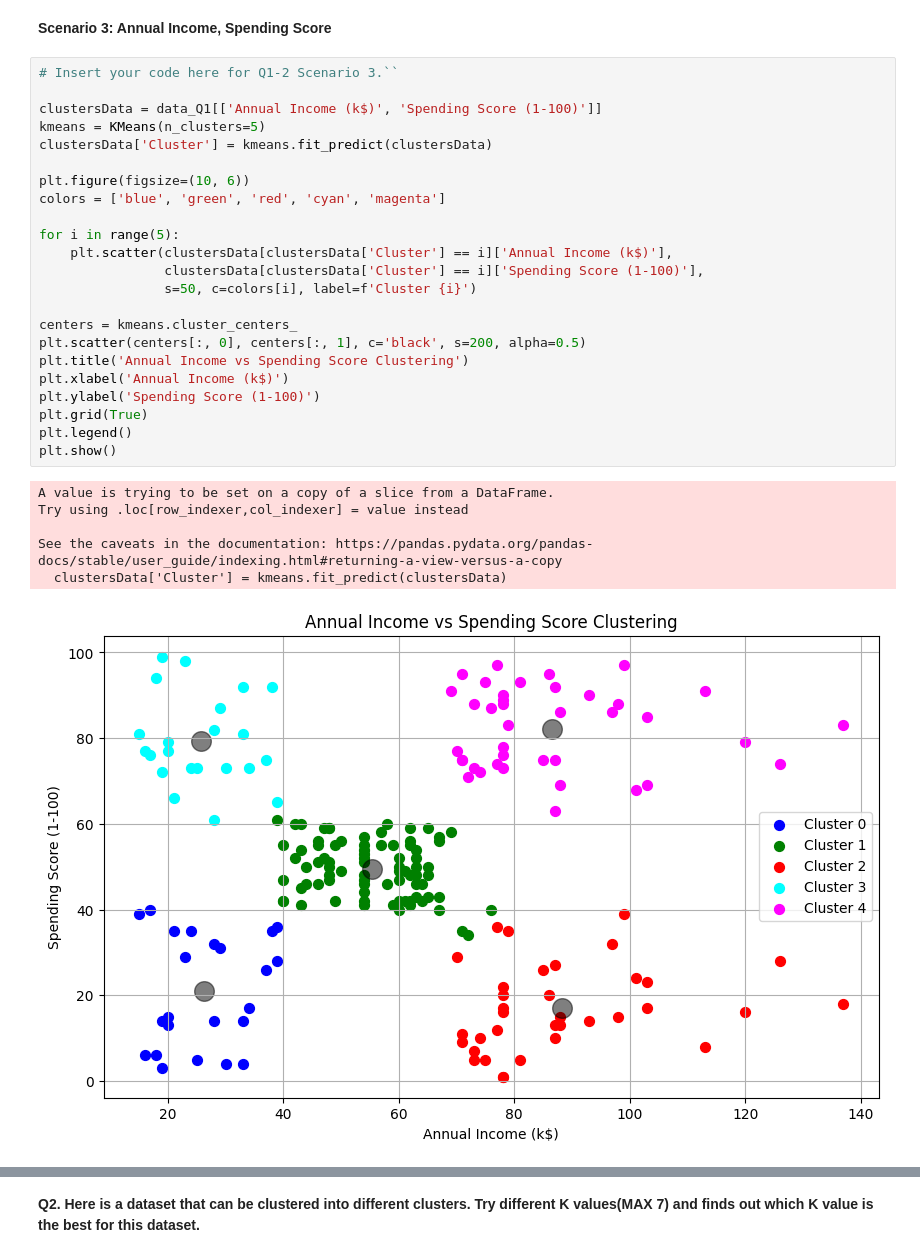
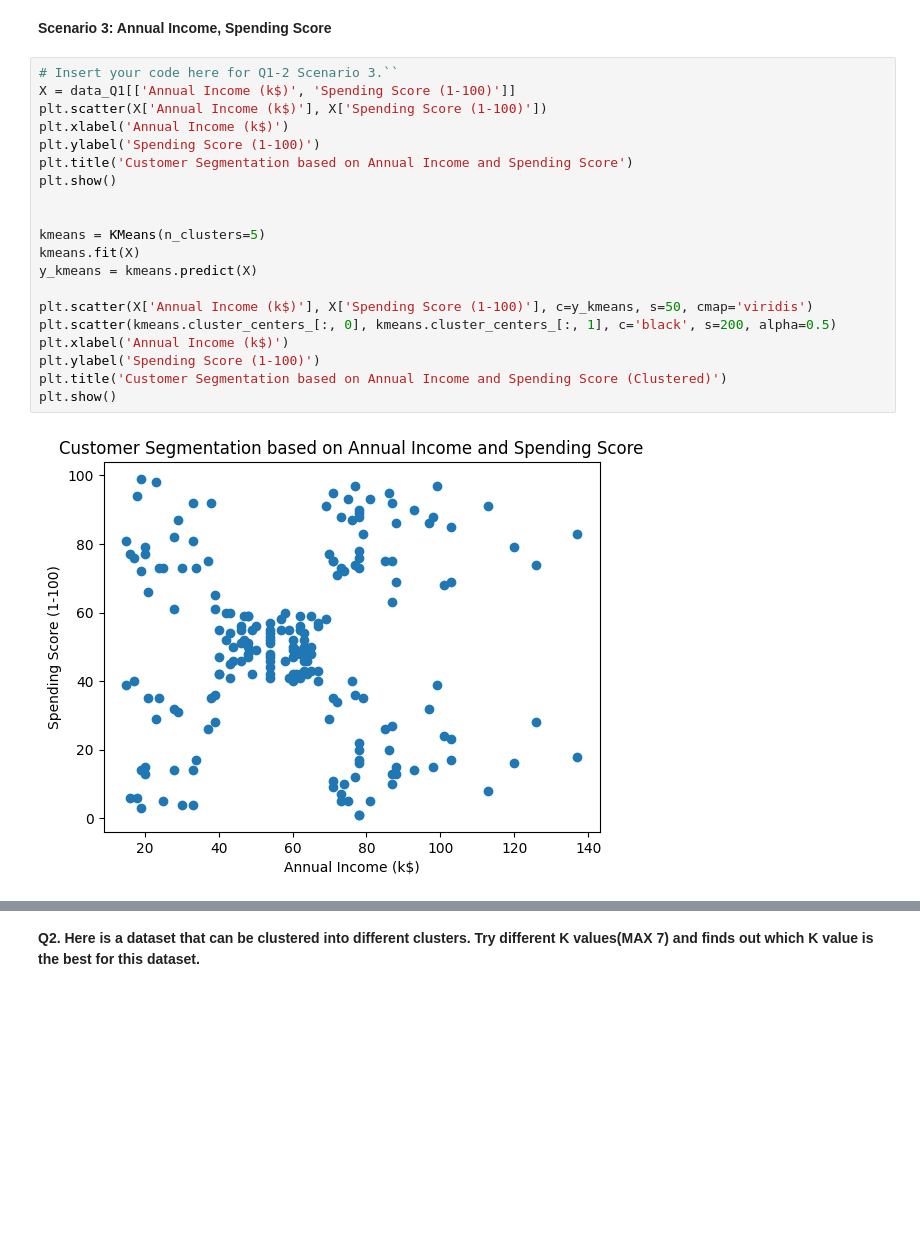
Before and after one commit to msavino16/ISE-490---Machine-Learning, a Jupyter notebook: Homework 3/Homework_3_2024.ipynb, the cells around one changed output, grey strips where cells are left out. Saved outputs shown, nothing was run; the diff lists cells and outputs as text; blank space fills up the shorter version.

Commit message:
Changed Scatter Plot Code

```diff
--- a/Homework 3/Homework_3_2024.ipynb
+++ b/Homework 3/Homework_3_2024.ipynb
@@ -111,31 +136,23 @@ plt.show()
 **Scenario 3: Annual Income, Spending Score**
 # %%
 # Insert your code here for Q1-2 Scenario 3.``
-
-clustersData = data_Q1[['Annual Income (k$)', 'Spending Score (1-100)']]
-kmeans = KMeans(n_clusters=5)
-clustersData['Cluster'] = kmeans.fit_predict(clustersData)
-
-plt.figure(figsize=(10, 6))
-colors = ['blue', 'green', 'red', 'cyan', 'magenta']
-
-for i in range(5):
-    plt.scatter(clustersData[clustersData['Cluster'] == i]['Annual Income (k$)'],
-                clustersData[clustersData['Cluster'] == i]['Spending Score (1-100)'],
-                s=50, c=colors[i], label=f'Cluster {i}')
-
-centers = kmeans.cluster_centers_
-plt.scatter(centers[:, 0], centers[:, 1], c='black', s=200, alpha=0.5)
-plt.title('Annual Income vs Spending Score Clustering')
+X = data_Q1[['Annual Income (k$)', 'Spending Score (1-100)']]
+plt.scatter(X['Annual Income (k$)'], X['Spending Score (1-100)'])
 plt.xlabel('Annual Income (k$)')
 plt.ylabel('Spending Score (1-100)')
-plt.grid(True)
-plt.legend()
+plt.title('Customer Segmentation based on Annual Income and Spending Score')
 plt.show()
+
+
+kmeans = KMeans(n_clusters=5)
+kmeans.fit(X)
+y_kmeans = kmeans.predict(X)
+
+plt.scatter(X['Annual Income (k$)'], X['Spending Score (1-100)'], c=y_kmeans, s=50, cmap='viridis')
+plt.scatter(kmeans.cluster_centers_[:, 0], kmeans.cluster_centers_[:, 1], c='black', s=200, alpha=0.5)
+plt.xlabel('Annual Income (k$)')
+plt.ylabel('Spending Score (1-100)')
+plt.title('Customer Segmentation based on Annual Income and Spending Score (Clustered)')
+plt.show()
 # %% [output]
-A value is trying to be set on a copy of a slice from a DataFrame.
-Try using .loc[row_indexer,col_indexer] = value instead
-
-See the caveats in the documentation: https://pandas.pydata.org/pandas-docs/stable/user_guide/indexing.html#returning-a-view-versus-a-copy
-  clustersData['Cluster'] = kmeans.fit_predict(clustersData)
-[figure, old version]
+[figure, new version]
```
Also changed, not shown: parts of 5 cells of this notebook, 1 other file.
